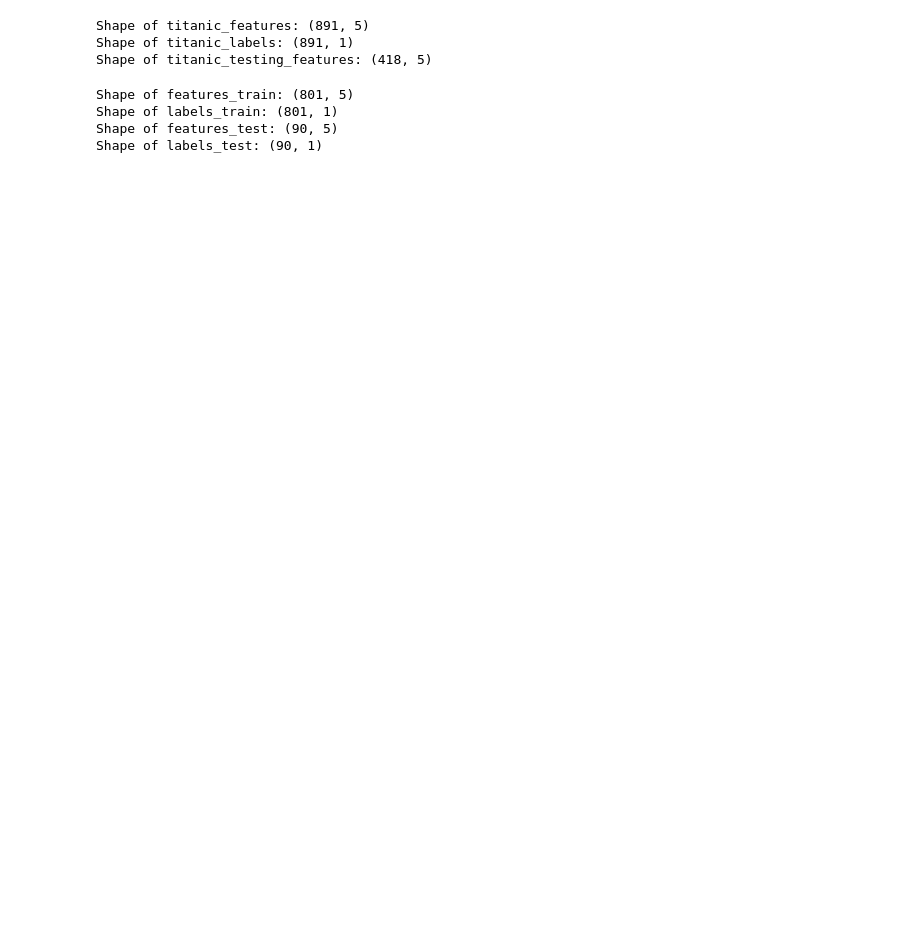
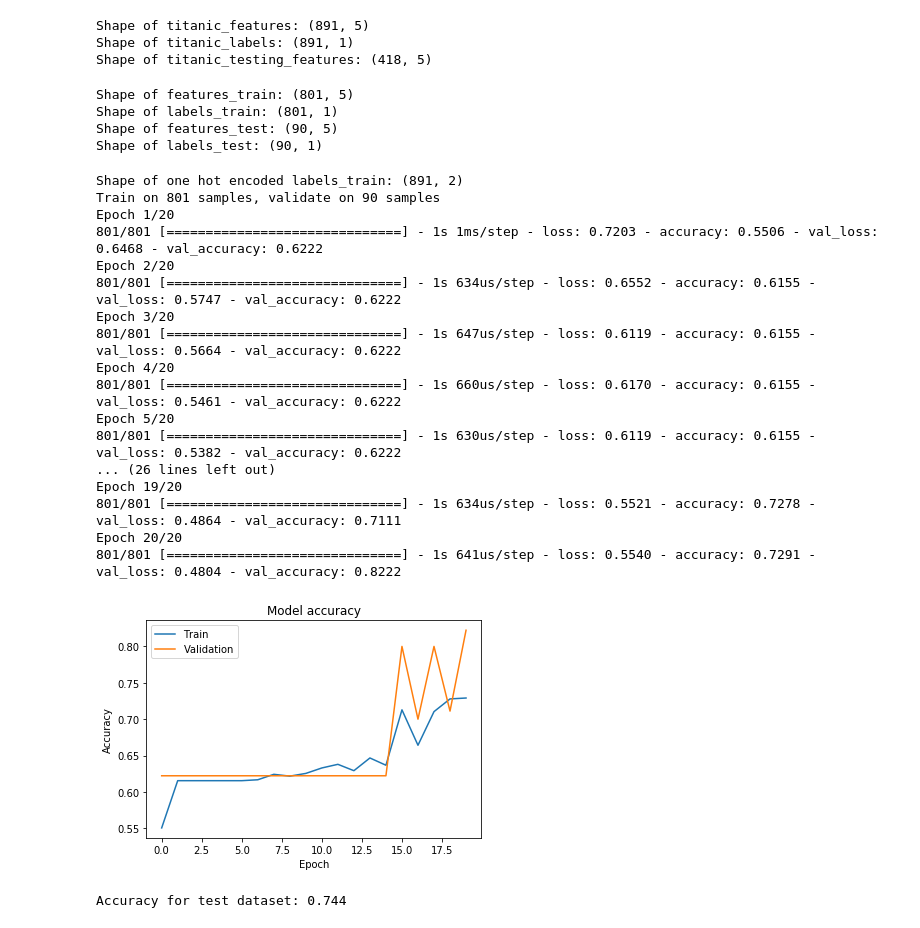
Before and after one commit to rlisowski10/ENSF611_Titanic_Project, a Jupyter notebook: _Python/Titanic_Algorithms.ipynb, the cells around one changed output. Drawn from its saved outputs; the diff is of its cells as text; code cells hidden in the pictures; blank space fills up the shorter version.

Commit message:
Brought in old version of Titanic_Algorithms

```diff
--- a/_Python/Titanic_Algorithms.ipynb
+++ b/_Python/Titanic_Algorithms.ipynb
@@ -254,2 +199,0 @@ print(tuner.get_best_models()[0].summary())
-# %%
-model = tuner.get_best_models()[0]
@@ -260,3 +200,61 @@ labels_testing_predict = np.argmax(labels_testing_predict, axis=-1)
+# %%
+if algorithm == "ANN":
+    # Convert the labels to one-hot encoding.
+    n_classes = 2
+    labels_train = np_utils.to_categorical(titanic_labels, n_classes)
+    print(f'Shape of one hot encoded labels_train: {labels_train.shape}')
+
+    # Add a 32 node hidden layer with sigmoid activation function.
+    n_features = titanic_features.shape[1]
+
+    model = Sequential()
+    model.add(Dropout(0.15))
+    model.add(Dense(1024, input_dim=n_features, activation='relu'))
+    model.add(Dropout(0.15))
+    model.add(Dense(1024, input_dim=n_features, activation='relu'))
+    model.add(Dropout(0.15))
+    model.add(Dense(1024, input_dim=n_features, activation='relu'))
+    model.add(Dropout(0.15))
+    model.add(Dense(n_classes, input_dim=n_features, activation='sigmoid'))
+
+    # Compile your model with accuracy as your metric.
+    opt=Adam(lr=0.0005)
+    model.compile(optimizer=opt, loss='categorical_crossentropy', metrics=['accuracy'])
+
+    # Train the model.
+    model_history = model.fit(titanic_features, labels_train, epochs=20, batch_size=128, validation_split=0.10)
+
+    # Predict the test set labels.
+    labels_testing_predict = model.predict(titanic_testing_features)
+    labels_testing_predict = np.argmax(labels_testing_predict, axis=-1)
+
+    # Plot training & validation accuracy values
+    plt.plot(model_history.history['accuracy'])
+    plt.plot(model_history.history['val_accuracy'])
+    plt.title('Model accuracy')
+    plt.ylabel('Accuracy')
+    plt.xlabel('Epoch')
+    plt.legend(['Train', 'Validation'], loc='upper left')
+    plt.show()
+# %% [output]
+Shape of one hot encoded labels_train: (891, 2)
+Train on 801 samples, validate on 90 samples
+Epoch 1/20
+801/801 [==============================] - 1s 1ms/step - loss: 0.7203 - accuracy: 0.5506 - val_loss: 0.6468 - val_accuracy: 0.6222
+Epoch 2/20
+801/801 [==============================] - 1s 634us/step - loss: 0.6552 - accuracy: 0.6155 - val_loss: 0.5747 - val_accuracy: 0.6222
+Epoch 3/20
+801/801 [==============================] - 1s 647us/step - loss: 0.6119 - accuracy: 0.6155 - val_loss: 0.5664 - val_accuracy: 0.6222
+Epoch 4/20
+801/801 [==============================] - 1s 660us/step - loss: 0.6170 - accuracy: 0.6155 - val_loss: 0.5461 - val_accuracy: 0.6222
+Epoch 5/20
+801/801 [==============================] - 1s 630us/step - loss: 0.6119 - accuracy: 0.6155 - val_loss: 0.5382 - val_accuracy: 0.6222
+... (26 lines left out)
+Epoch 19/20
+801/801 [==============================] - 1s 634us/step - loss: 0.5521 - accuracy: 0.7278 - val_loss: 0.4864 - val_accuracy: 0.7111
+Epoch 20/20
+801/801 [==============================] - 1s 641us/step - loss: 0.5540 - accuracy: 0.7291 - val_loss: 0.4804 - val_accuracy: 0.8222
+[figure, added]
 # %%
 # Convert numpy labels array to dataframe
 labels_testing_predict_df = pd.DataFrame(labels_testing_predict, index=None, columns=['Survived'])
@@ -277,7 +275,9 @@ titanic_solutions_df = titanic_solutions_df.drop(['PassengerId'], axis=1)
 titanic_solutions_df.columns = ['Survived']
 
 accuracy_test = accuracy_score(titanic_solutions_df, titanic_submission_df_final)
-print(f"Accuracy for test dataset: {accuracy_test:.5f}")
+print(f"Accuracy for test dataset: {accuracy_test:.3f}")
+# %% [output]
+Accuracy for test dataset: 0.744
 # %% [markdown]
 ## Model results versus the Kaggle test set:
 
```
Also changed, not shown: parts of 9 cells of this notebook, 3 other files.
